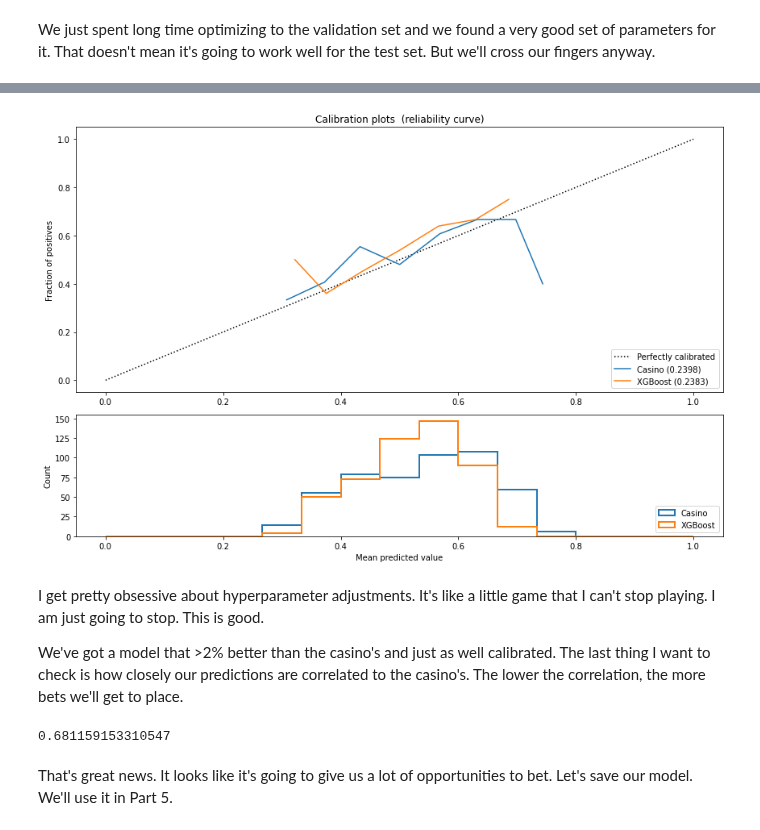
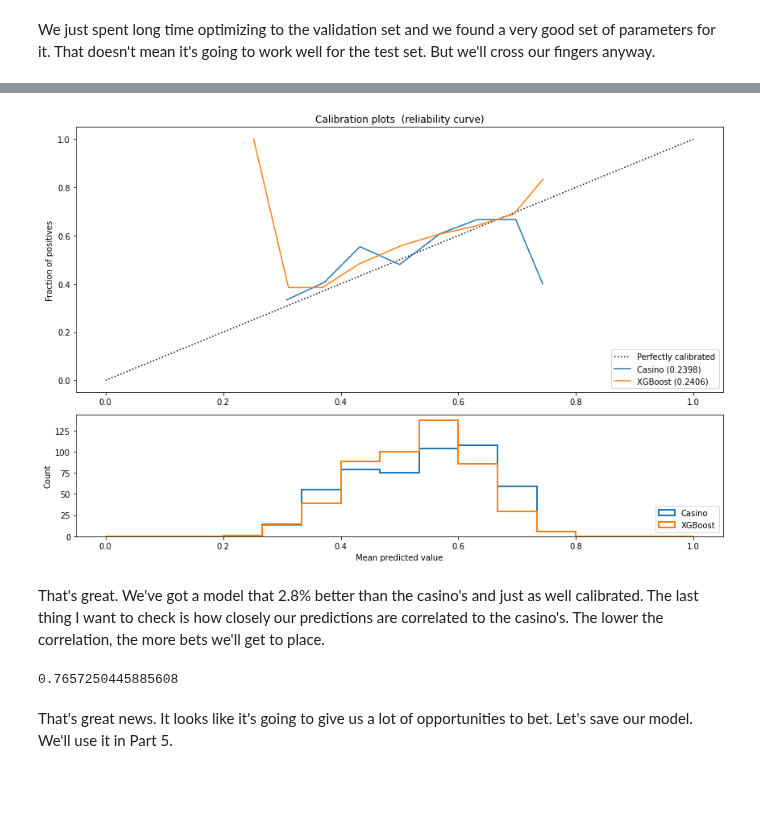
Before and after one commit to ericbaranowski/mlb_notebooks, a Jupyter notebook: _notebooks/2020-09-24-model optimization.ipynb, the cells around one changed output, grey strips where cells are left out. Drawn from its saved outputs; the diff is of its cells as text; code cells hidden in the pictures; blank space fills up the shorter version.

```diff
--- a/_notebooks/2020-09-24-model optimization.ipynb
+++ b/_notebooks/2020-09-24-model optimization.ipynb
@@ -191,6 +191,7 @@ for i in range(len(trials.trials)):
         d[key]=inputs[key][0]
     d['loss'] = trials.losses()[i]
     results.append(d)
-pd.DataFrame(results).sort_values(by='loss')[:15]
+trial_df = pd.DataFrame(results).sort_values(by='loss').copy().reset_index(drop=True)
+trial_df[:15]
 # %% [output]
 |  | colsample_bytree | learning_rate | max_depth | min_child_weight | reg_alpha | subsample | loss |
@@ -214,12 +266,8 @@ It does look like our best run is an outlier, at least for `min_child_weight`. L
 # %%
-params = {
-    'colsample_bytree':.7,
-    'learning_rate':.03,
-    'max_depth':7,
-    'min_child_weight':11,
-    'reg_alpha':0,
-    'subsample':.25
-}
+params = trial_df.to_dict('records')[46]
+params['max_depth'] = int(params['max_depth'])
+del params['loss']
+
 model = get_xgb_model(params)
 xgb_test_preds = model.predict(X_test)
 xgb_test_proba = model.predict_proba(X_test)[:,1]
@@ -238,13 +286,11 @@ XGBoost         Accuracy:0.6060  Brier Loss: 0.2383
-[figure, old version]
+[figure, new version]
 # %% [markdown]
-I get pretty obsessive about hyperparameter adjustments. It's like a little game that I can't stop playing. I am just going to stop. This is good.
-
- We've got a model that >2% better than the casino's and just as well calibrated. The last thing I want to check is how closely our predictions are correlated to the casino's. The lower the correlation, the more bets we'll get to place.
+ That's great. We've got a model that 2.8% better than the casino's and just as well calibrated. The last thing I want to check is how closely our predictions are correlated to the casino's. The lower the correlation, the more bets we'll get to place.
 # %%
 from sklearn.metrics import r2_score
 r2_score(casino_proba, xgb_test_proba)
 # %% [output]
-0.681159153310547
+0.7657250445885608
 # %% [markdown]
 That's great news. It looks like it's going to give us a lot of opportunities to bet. Let's save our model. We'll use it in Part 5.
 # %%
```
Also changed, not shown: parts of 7 cells of this notebook.
